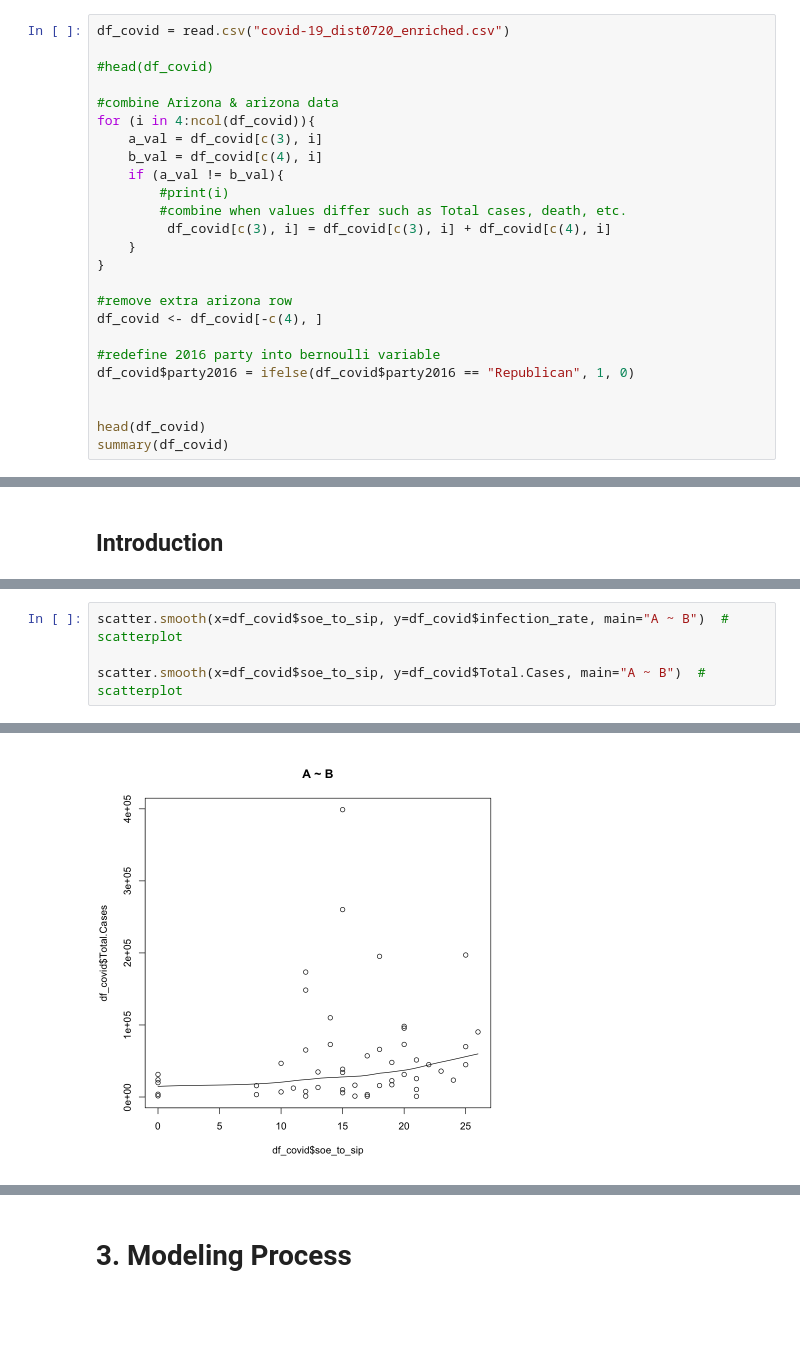
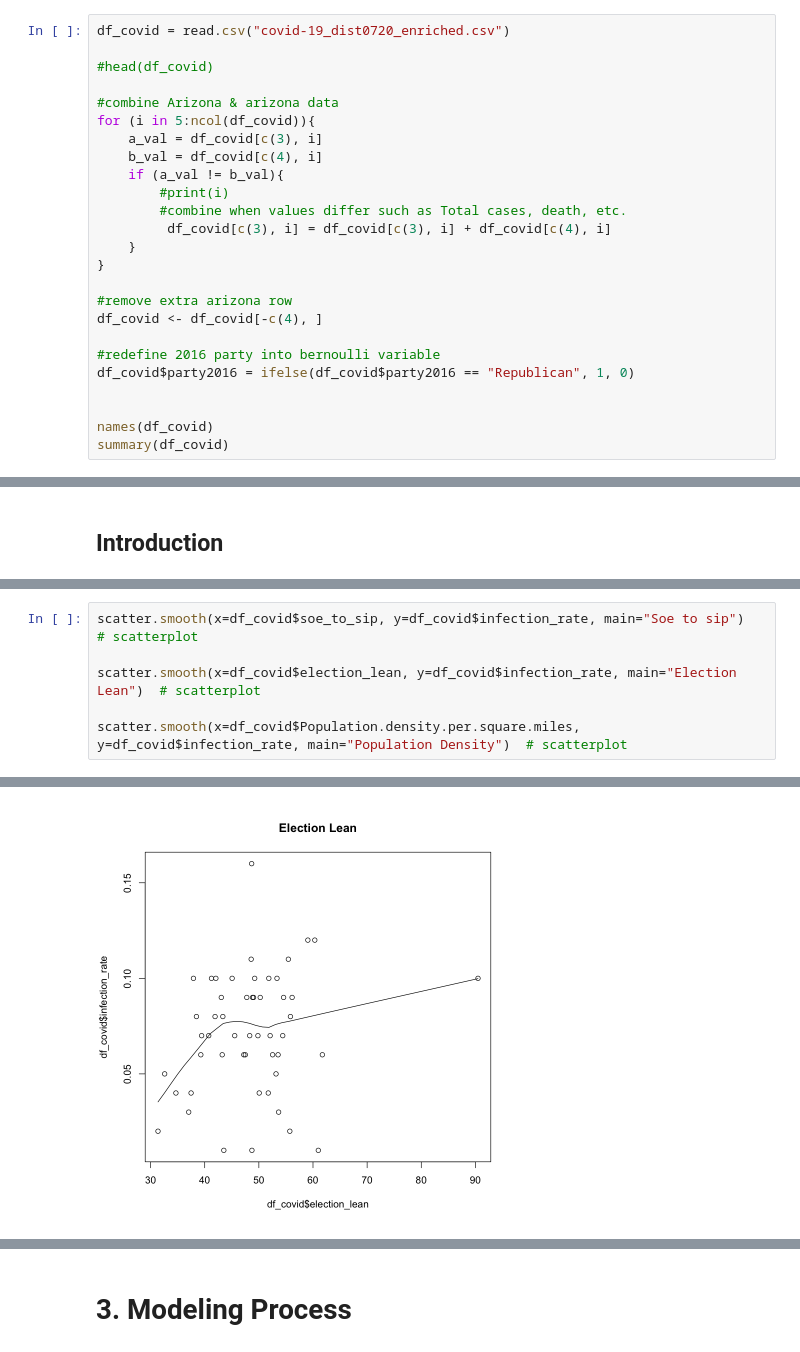
Before and after one commit to mfan86/mids-w203, a Jupyter notebook: lab3/draft_lab3_covid.ipynb, the cells around one changed output, grey strips where cells are left out. Cells and saved outputs as stored; diff of their text form; blank space fills up the shorter version.

```diff
--- a/lab3/draft_lab3_covid.ipynb
+++ b/lab3/draft_lab3_covid.ipynb
@@ -68,7 +68,7 @@ df_covid = read.csv("covid-19_dist0720_enriched.csv")
 #head(df_covid)
 
 #combine Arizona & arizona data
-for (i in 4:ncol(df_covid)){
+for (i in 5:ncol(df_covid)){
     a_val = df_covid[c(3), i]
     b_val = df_covid[c(4), i]
     if (a_val != b_val){
@@ -85,6 +85,6 @@ df_covid <- df_covid[-c(4), ]
 df_covid$party2016 = ifelse(df_covid$party2016 == "Republican", 1, 0)
 
 
-head(df_covid)
+names(df_covid)
 summary(df_covid)
 # %% [output]
@@ -123,5 +131,7 @@ ggpairs(df_covid[,c('infection_rate','party2016','soe_to_sip', 'soe_face_mask')]
 # %%
-scatter.smooth(x=df_covid$soe_to_sip, y=df_covid$infection_rate, main="A ~ B")  # scatterplot
+scatter.smooth(x=df_covid$soe_to_sip, y=df_covid$infection_rate, main="Soe to sip")  # scatterplot
 
-scatter.smooth(x=df_covid$soe_to_sip, y=df_covid$Total.Cases, main="A ~ B")  # scatterplot
+scatter.smooth(x=df_covid$election_lean, y=df_covid$infection_rate, main="Election Lean")  # scatterplot
+
+scatter.smooth(x=df_covid$Population.density.per.square.miles, y=df_covid$infection_rate, main="Population Density")  # scatterplot
 # %% [output]
@@ -129 +139 @@ scatter.smooth(x=df_covid$soe_to_sip, y=df_covid$Total.Cases, main="A ~ B")  # s
-[figure, old version]
+[figure, new version]
```
Also changed, not shown: parts of 15 cells of this notebook.
